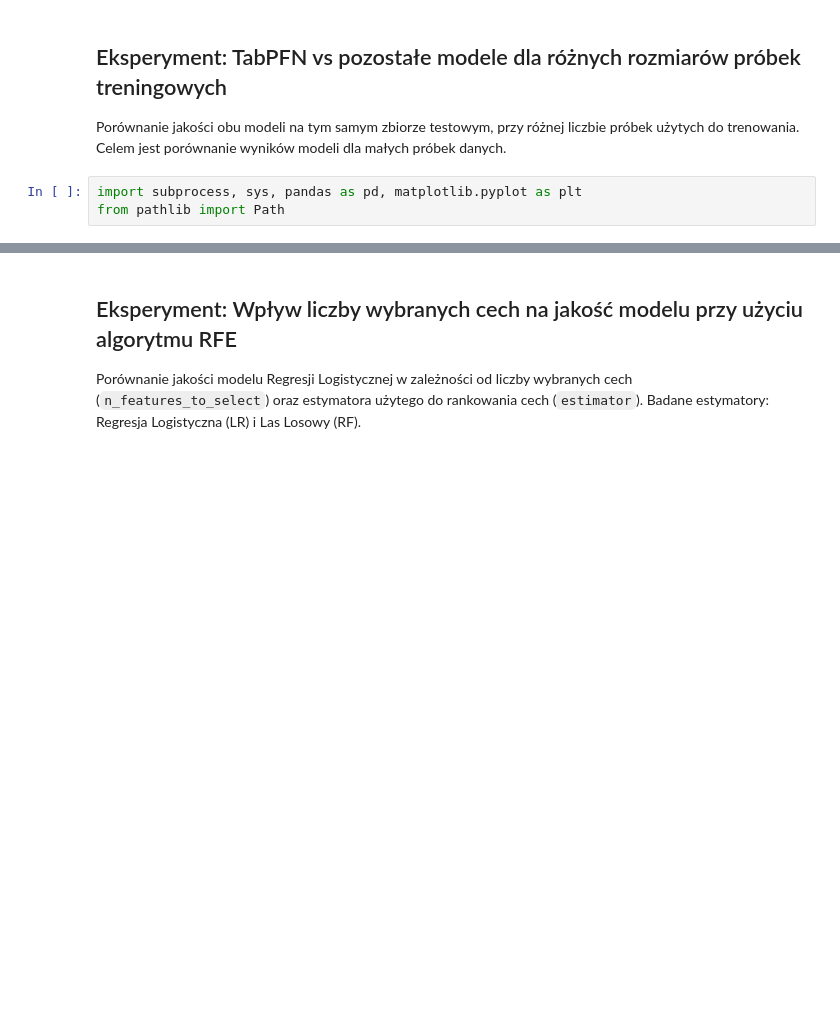
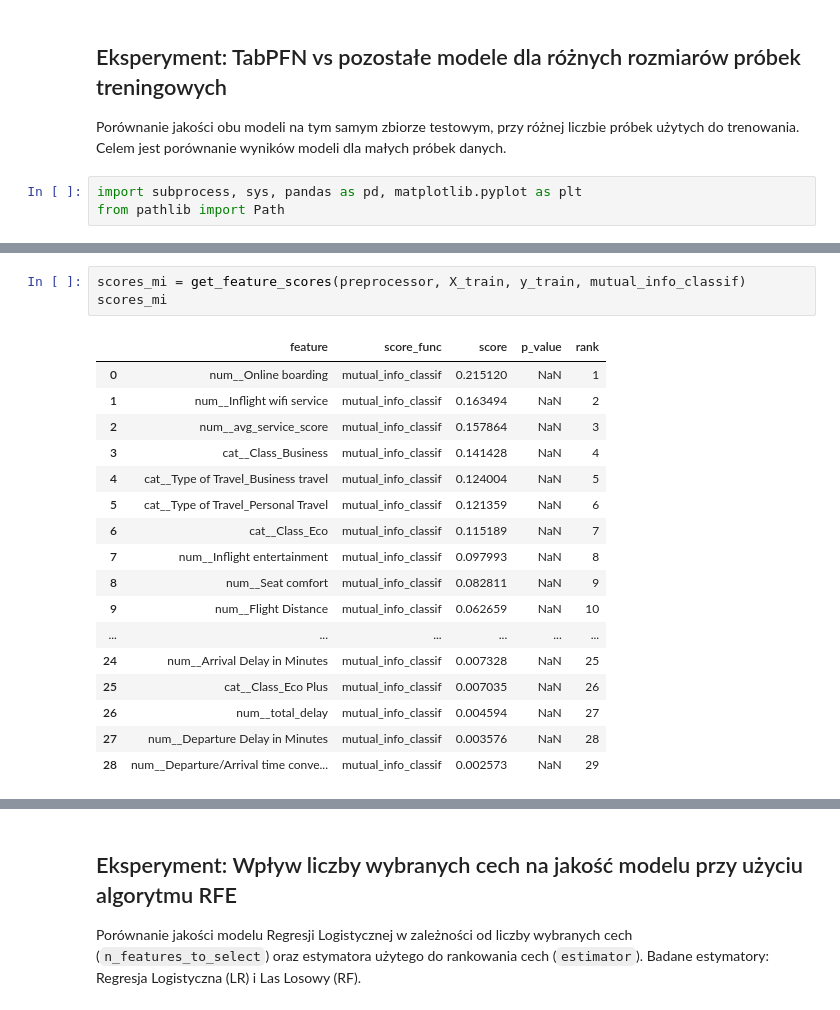
Before and after one commit to nataliap203/Airline_Passenger_Satisfaction_Classification, a Jupyter notebook: notebooks/main.ipynb, the cells around one changed output, grey strips where cells are left out. Cells and saved outputs as stored; diff of their text form; blank space fills up the shorter version.

```diff
--- a/notebooks/main.ipynb
+++ b/notebooks/main.ipynb
@@ -211,0 +473,21 @@ plot_feature_scores(scores_df, top_n=29)
+# %%
+scores_mi = get_feature_scores(preprocessor, X_train, y_train, mutual_info_classif)
+scores_mi
+# %% [output]
+|  | feature | score_func | score | p_value | rank |
+| 0 | num__Online boarding | mutual_info_classif | 0.215120 | NaN | 1 |
+| 1 | num__Inflight wifi service | mutual_info_classif | 0.163494 | NaN | 2 |
+| 2 | num__avg_service_score | mutual_info_classif | 0.157864 | NaN | 3 |
+| 3 | cat__Class_Business | mutual_info_classif | 0.141428 | NaN | 4 |
+| 4 | cat__Type of Travel_Business travel | mutual_info_classif | 0.124004 | NaN | 5 |
+| 5 | cat__Type of Travel_Personal Travel | mutual_info_classif | 0.121359 | NaN | 6 |
+| 6 | cat__Class_Eco | mutual_info_classif | 0.115189 | NaN | 7 |
+| 7 | num__Inflight entertainment | mutual_info_classif | 0.097993 | NaN | 8 |
+| 8 | num__Seat comfort | mutual_info_classif | 0.082811 | NaN | 9 |
+| 9 | num__Flight Distance | mutual_info_classif | 0.062659 | NaN | 10 |
+| ... | ... | ... | ... | ... | ... |
+| 24 | num__Arrival Delay in Minutes | mutual_info_classif | 0.007328 | NaN | 25 |
+| 25 | cat__Class_Eco Plus | mutual_info_classif | 0.007035 | NaN | 26 |
+| 26 | num__total_delay | mutual_info_classif | 0.004594 | NaN | 27 |
+| 27 | num__Departure Delay in Minutes | mutual_info_classif | 0.003576 | NaN | 28 |
+| 28 | num__Departure/Arrival time conve... | mutual_info_classif | 0.002573 | NaN | 29 |
```
Also changed, not shown: parts of 38 cells of this notebook, 1 other file.
